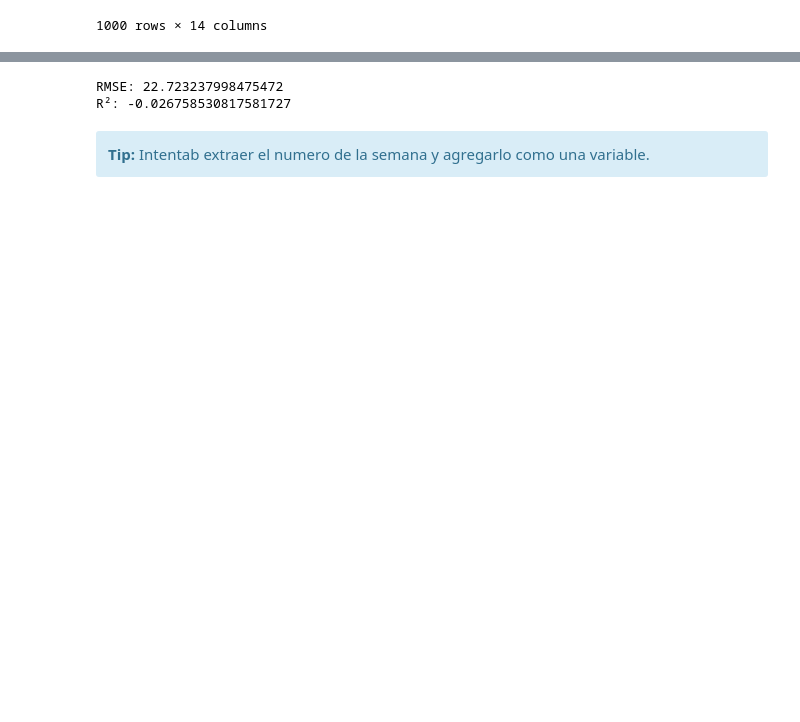
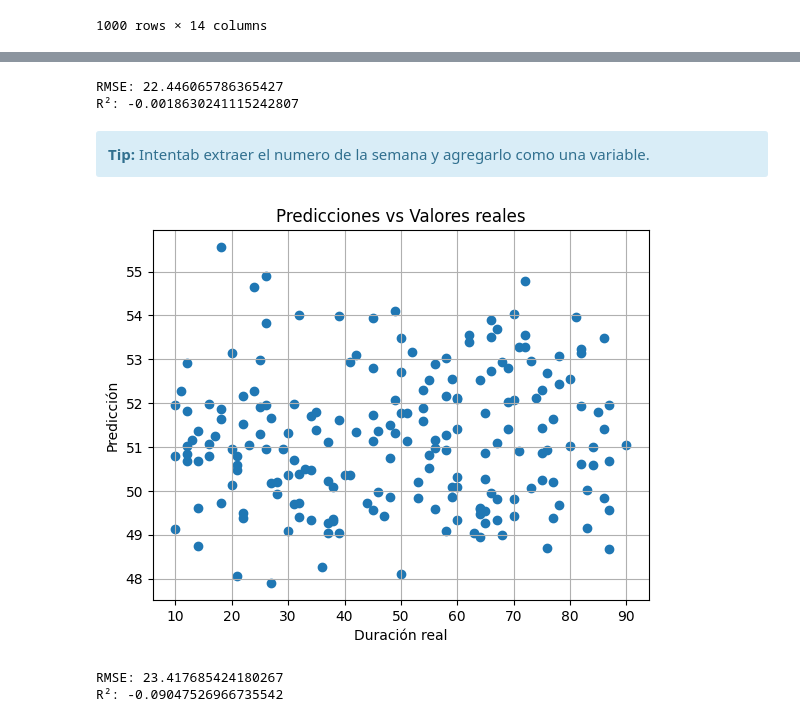
Before and after one commit to buitrekommando/mineriaAIEP_02, a Jupyter notebook: notebooks/prediccionDel TiempoDeEntrega_03.ipynb, the cells around one changed output, grey strips where cells are left out. Drawn from its saved outputs; the diff is of its cells as text; code cells hidden in the pictures; blank space fills up the shorter version.

```diff
--- a/notebooks/prediccionDel TiempoDeEntrega_03.ipynb
+++ b/notebooks/prediccionDel TiempoDeEntrega_03.ipynb
@@ -63,3 +90,0 @@ df
-# %%
-categorical_cols = ['Restaurant Name', 'Taco Size', 'Taco Type', 'Location', 'Weekend Order',]
-df = pd.get_dummies(df, columns=categorical_cols, drop_first=True, dtype=int)
@@ -81,0 +91,6 @@ df
+# %%
+df['Order Time'] = pd.to_datetime(df['Order Time'], format='%d-%m-%Y %H:%M')
+df['Delivery Time'] = pd.to_datetime(df['Delivery Time'], format='%d-%m-%Y %H:%M')
+df['True Duration'] = (df['Delivery Time'] - df['Order Time']).dt.total_seconds() / 60
+# %%
+df['Distance x Hour'] = df['Distance (km)'] * df['Order Hour']
@@ -93,7 +124,7 @@ categorical_cols = []  # Ejemplo: ['Taco Size', 'Taco Type', 'Location']
 df_encoded = pd.get_dummies(df_encoded, columns=categorical_cols, drop_first=True)
 
 # features seleccionadas y codificadas
-X = df_encoded[['Distance (km)', 'Toppings Count', 'Order Hour', 'Price ($)','Order Hour']]
+X = df_encoded[['Distance (km)', 'Order Hour', 'Orde Month','Distance x Hour']]
 y = df['Delivery Duration (min)']
 
 X_train, X_test, y_train, y_test = train_test_split(X, y, test_size=0.2, random_state=42)
@@ -107,10 +138,52 @@ import numpy as np
 print("RMSE:", np.sqrt(mean_squared_error(y_test, preds)))
 print("R²:", r2_score(y_test, preds))
 # %% [output]
-RMSE: 22.723237998475472
-R²: -0.026758530817581727
+RMSE: 22.446065786365427
+R²: -0.0018630241115242807
 # %% [markdown]
 <div class="alert alert-block alert-info">
 <b>Tip:</b>
 Intentab extraer el numero de la semana y agregarlo como una variable.
 </div>
+# %%
+import matplotlib.pyplot as plt
+plt.scatter(y_test, preds)
+plt.xlabel('Duración real')
+plt.ylabel('Predicción')
+plt.title('Predicciones vs Valores reales')
+plt.grid(True)
+# %% [output]
+[figure, added]
+# %%
+from sklearn.ensemble import RandomForestRegressor
+from sklearn.model_selection import train_test_split
+from sklearn.metrics import mean_squared_error, r2_score
+import numpy as np
+
+# Selección de variables (podés sumar más si querés)
+X = df[[
+    'Distance (km)',
+    'Order Hour',
+    'Orde Month',
+    # También podés agregar columnas que comiencen con "Restaurant Name_" o "Location_"
+] + [col for col in df_encoded.columns if col.startswith('Restaurant Name_') or col.startswith('Location_')]]
+
+y = df_encoded['Delivery Duration (min)']
+
+# División del conjunto
+X_train, X_test, y_train, y_test = train_test_split(X, y, test_size=0.2, random_state=42)
+
+# Entrenar el modelo
+model = RandomForestRegressor(n_estimators=200, max_depth=10, random_state=42)
+model.fit(X_train, y_train)
+
+# Predicción y evaluación
+preds = model.predict(X_test)
+rmse = np.sqrt(mean_squared_error(y_test, preds))
+r2 = r2_score(y_test, preds)
+
+print("RMSE:", rmse)
+print("R²:", r2)
+# %% [output]
+RMSE: 23.417685424180267
+R²: -0.09047526966735542
```
Also changed, not shown: parts of 26 cells of this notebook.
